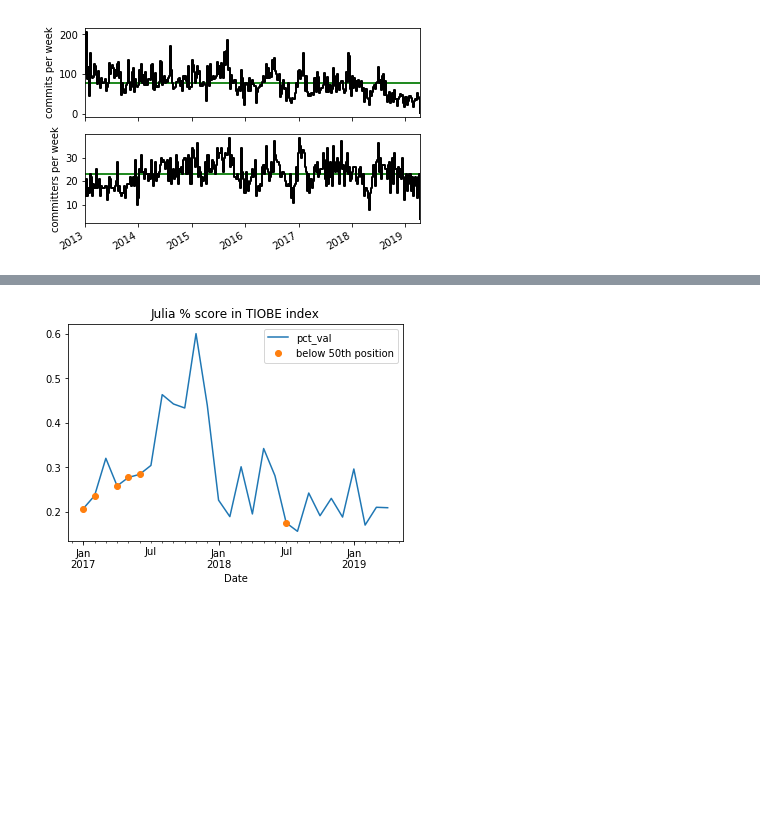
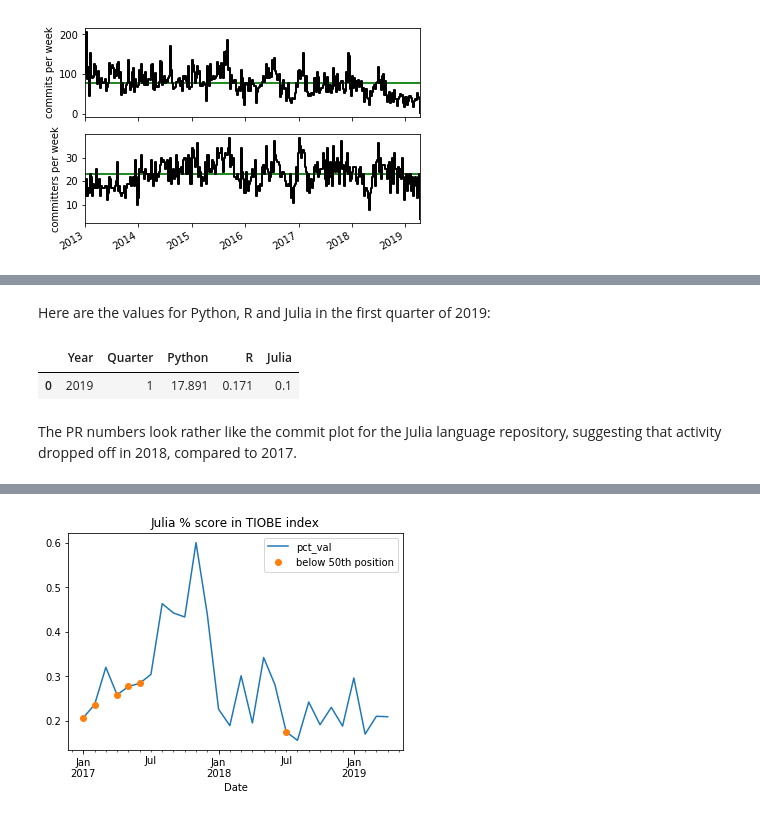
Before and after one commit to matthew-brett/asterisk-blog, a Jupyter notebook: content/hows-julia.ipynb, the cells around one changed output, grey strips where cells are left out. Saved outputs shown, nothing was run; the diff lists cells and outputs as text; code cells hidden in the pictures; blank space fills up the shorter version.

Commit message:
Fix up Julia notebook

```diff
--- a/content/hows-julia.ipynb
+++ b/content/hows-julia.ipynb
@@ -81 +138,10 @@ fig.autofmt_xdate()
+# %% [markdown]
+Here are the values for Python, R and Julia in the first quarter of 2019:
+# %%
+julia_prs.iloc[0:1, :5]
+# %% [output]
+|  | Year | Quarter | Python | R | Julia |
+| 0 | 2019 | 1 | 17.891 | 0.171 | 0.1 |
+# %% [markdown]
+The PR numbers look rather like the commit plot for the Julia language repository, suggesting that activity dropped off in 2018, compared to 2017.
 # %% [markdown]
```
Also changed, not shown: parts of 26 cells of this notebook, 4 other files.
